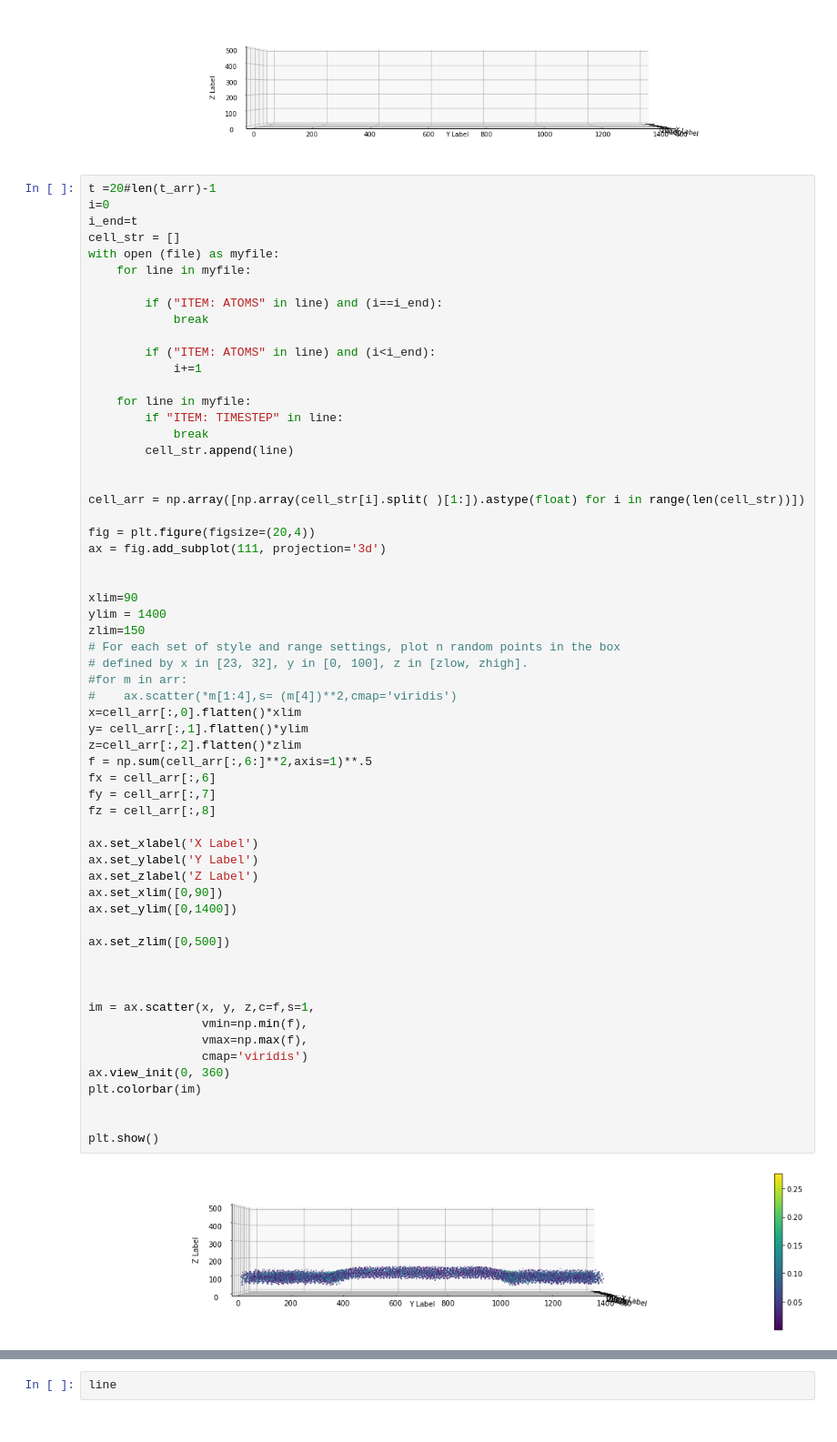
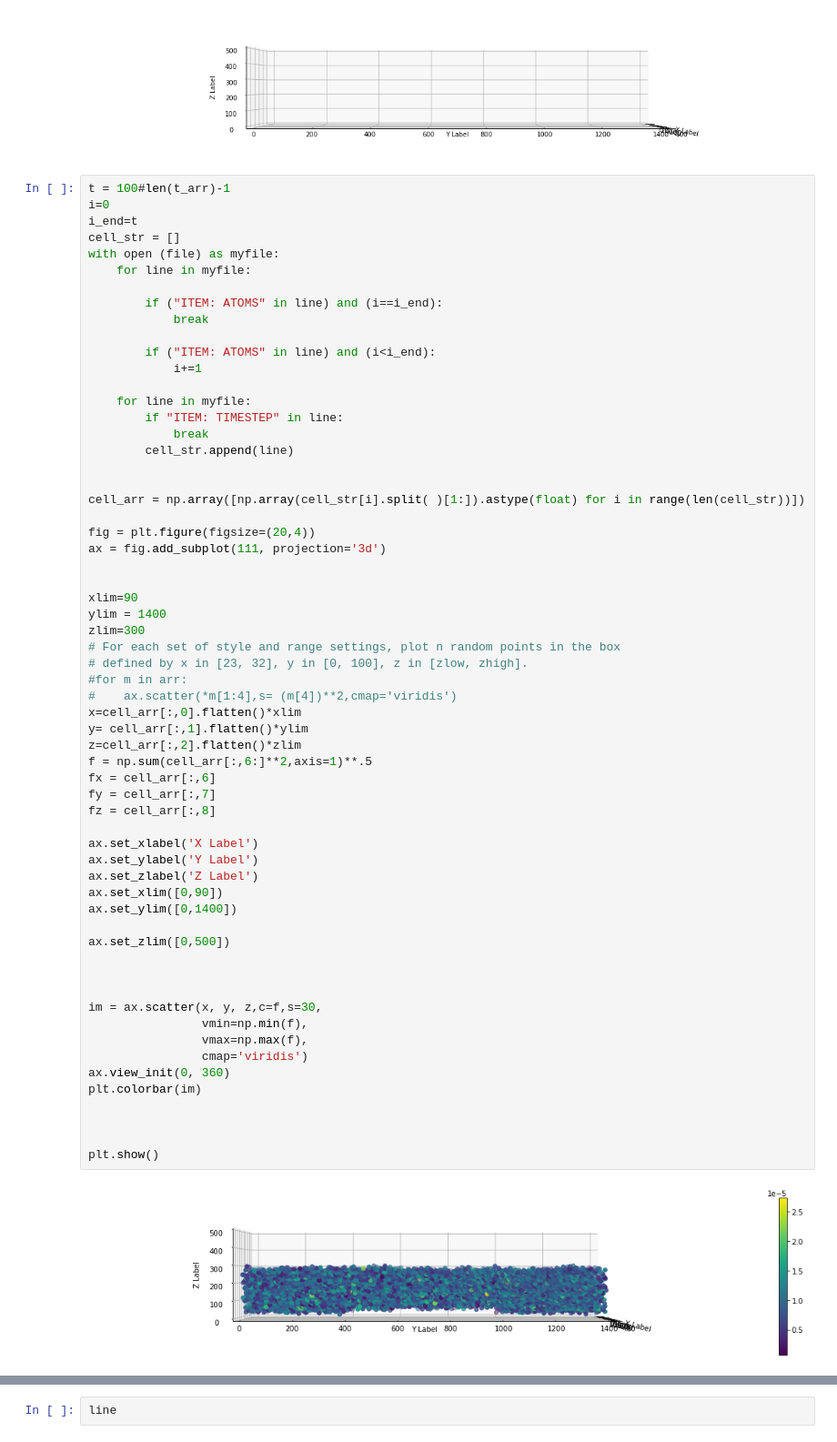
Before and after one commit to nkrishnan94/biofilm-ibm, a Jupyter notebook: sim_vis.ipynb, the cells around one changed output, grey strips where cells are left out. Shown at 91% size. Saved outputs shown, nothing was run; the diff lists cells and outputs as text.

```diff
--- a/sim_vis.ipynb
+++ b/sim_vis.ipynb
@@ -134,7 +141,7 @@ plt.show()
 [0. 0. 0. ... 0. 0. 0.]
 [figure]
 # %%
-t =20#len(t_arr)-1
+t = 100#len(t_arr)-1
 i=0
 i_end=t
 cell_str = []
@@ -161,37 +168,38 @@ ax = fig.add_subplot(111, projection='3d')
 
 xlim=90
 ylim = 1400
-zlim=150
+zlim=300
 # For each set of style and range settings, plot n random points in the box
 # defined by x in [23, 32], y in [0, 100], z in [zlow, zhigh].
 #for m in arr:
 #    ax.scatter(*m[1:4],s= (m[4])**2,cmap='viridis')
 x=cell_arr[:,0].flatten()*xlim
 y= cell_arr[:,1].flatten()*ylim
 z=cell_arr[:,2].flatten()*zlim
 f = np.sum(cell_arr[:,6:]**2,axis=1)**.5
 fx = cell_arr[:,6]
 fy = cell_arr[:,7]
 fz = cell_arr[:,8]
 
 ax.set_xlabel('X Label')
 ax.set_ylabel('Y Label')
 ax.set_zlabel('Z Label')
 ax.set_xlim([0,90])
 ax.set_ylim([0,1400])
 
 ax.set_zlim([0,500])
 
 
 
-im = ax.scatter(x, y, z,c=f,s=1,
+im = ax.scatter(x, y, z,c=f,s=30,
                 vmin=np.min(f),
                 vmax=np.max(f),
                 cmap='viridis')
 ax.view_init(0, 360)
 plt.colorbar(im)
 
 
+
 plt.show()
 # %% [output]
-[figure, old version]
+[figure, new version]
```
Also changed, not shown: parts of 14 cells of this notebook, 8 other files.
